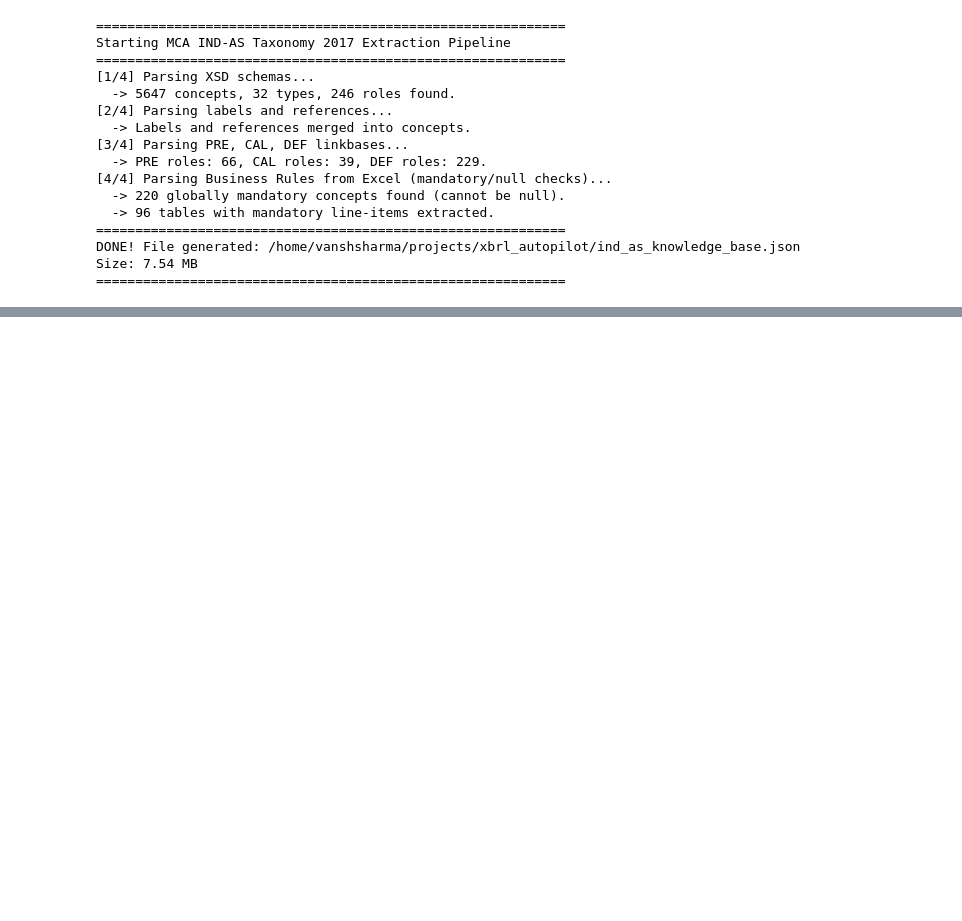
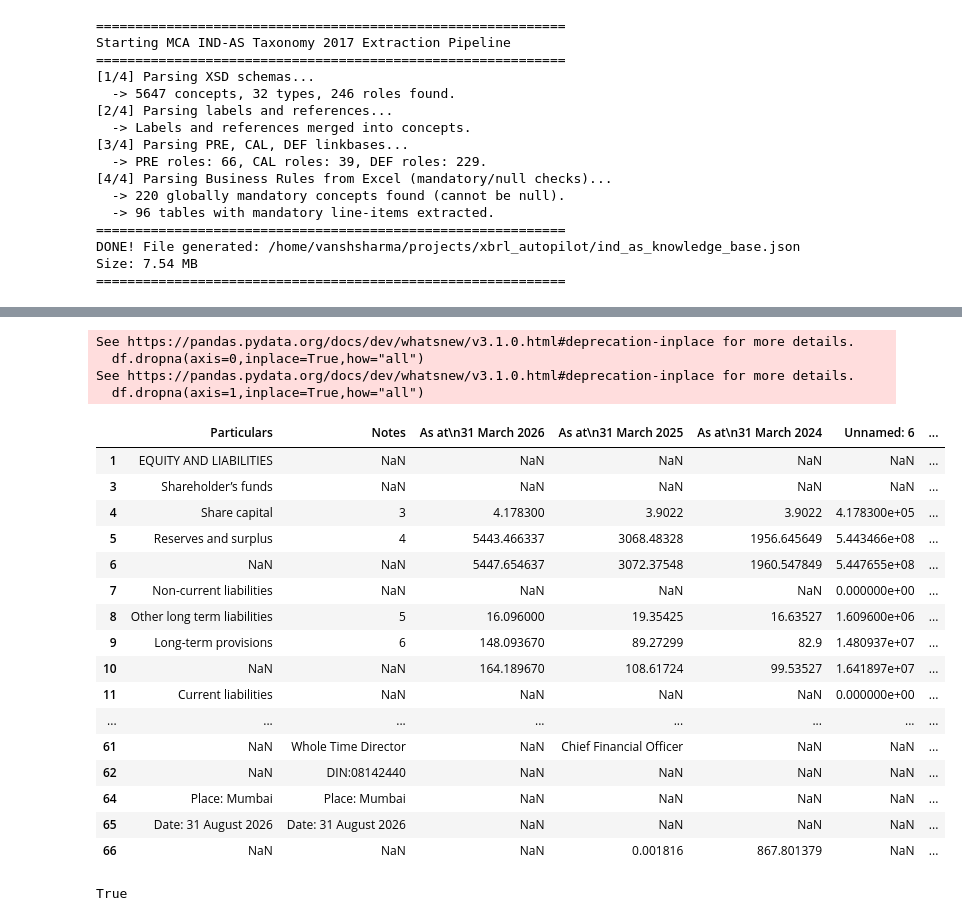
Before and after one commit to VashuTheGreat/XBRL_autopilot, a Jupyter notebook: notebooks/experiment.ipynb, the cells around one changed output, grey strips where cells are left out. Cells and saved outputs as stored; diff of their text form; code cells hidden in the pictures; blank space fills up the shorter version.

```diff
--- a/notebooks/experiment.ipynb
+++ b/notebooks/experiment.ipynb
@@ -1427,3 +1427,8 @@ Starting MCA IND-AS Taxonomy 2017 Extraction Pipeline
 DONE! File generated: /home/vanshsharma/projects/xbrl_autopilot/ind_as_knowledge_base.json
 Size: 7.54 MB
 ============================================================
+# %%
+import pandas as pd
+
+
+df = pd.read_excel("/home/vanshsharma/projects/xbrl_autopilot/data/HPL -M26 - Financials_final cross checked with print_8th sep (3).xlsx",sheet_name="Balance Sheet",header=6)
@@ -1429,0 +1447,34 @@ Size: 7.54 MB
+# %%
+df.dropna(axis=0,inplace=True,how="all")
+df.dropna(axis=1,inplace=True,how="all")
+# %% [output]
+See https://pandas.pydata.org/docs/dev/whatsnew/v3.1.0.html#deprecation-inplace for more details.
+  df.dropna(axis=0,inplace=True,how="all")
+See https://pandas.pydata.org/docs/dev/whatsnew/v3.1.0.html#deprecation-inplace for more details.
+  df.dropna(axis=1,inplace=True,how="all")
+# %%
+df
+# %% [output]
+|  | Particulars | Notes | As at\n31 March 2026 | As at\n31 March 2025 | As at\n31 March 2024 | Unnamed: 6 | ... |
+| 1 | EQUITY AND LIABILITIES | NaN | NaN | NaN | NaN | NaN | ... |
+| 3 | Shareholder’s funds | NaN | NaN | NaN | NaN | NaN | ... |
+| 4 | Share capital | 3 | 4.178300 | 3.9022 | 3.9022 | 4.178300e+05 | ... |
+| 5 | Reserves and surplus | 4 | 5443.466337 | 3068.48328 | 1956.645649 | 5.443466e+08 | ... |
+| 6 | NaN | NaN | 5447.654637 | 3072.37548 | 1960.547849 | 5.447655e+08 | ... |
+| 7 | Non-current liabilities | NaN | NaN | NaN | NaN | 0.000000e+00 | ... |
+| 8 | Other long term liabilities | 5 | 16.096000 | 19.35425 | 16.63527 | 1.609600e+06 | ... |
+| 9 | Long-term provisions | 6 | 148.093670 | 89.27299 | 82.9 | 1.480937e+07 | ... |
+| 10 | NaN | NaN | 164.189670 | 108.61724 | 99.53527 | 1.641897e+07 | ... |
+| 11 | Current liabilities | NaN | NaN | NaN | NaN | 0.000000e+00 | ... |
+| ... | ... | ... | ... | ... | ... | ... | ... |
+| 61 | NaN | Whole Time Director | NaN | Chief Financial Officer | NaN | NaN | ... |
+| 62 | NaN | DIN:08142440 | NaN | NaN | NaN | NaN | ... |
+| 64 | Place: Mumbai | Place: Mumbai | NaN | NaN | NaN | NaN | ... |
+| 65 | Date: 31 August 2026 | Date: 31 August 2026 | NaN | NaN | NaN | NaN | ... |
+| 66 | NaN | NaN | NaN | 0.001816 | 867.801379 | NaN | ... |
+# %%
+from dotenv import load_dotenv
+
+load_dotenv(override=True)
+# %% [output]
+True
```
Also changed, not shown: parts of 1 cell of this notebook, 19 other files.
